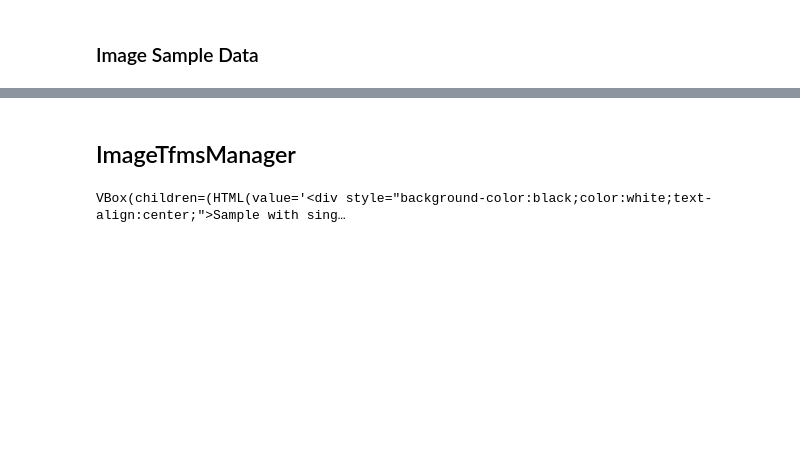
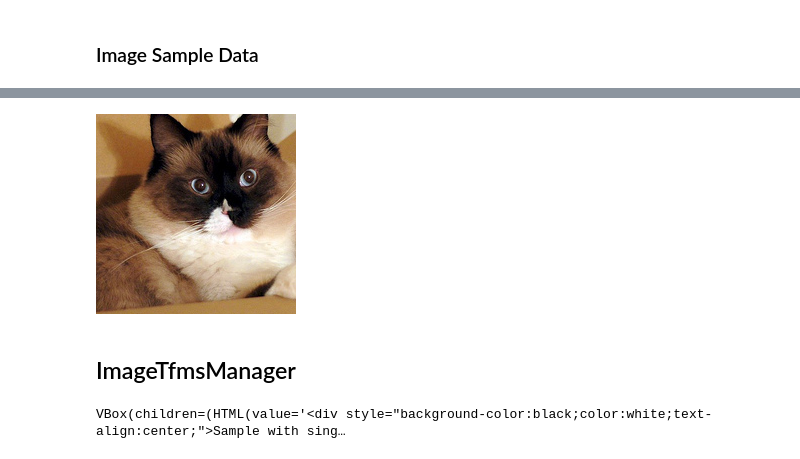
Before and after one commit to fastaudio/fastai_audio, a Jupyter notebook: ImageTransformsManager.ipynb, the cells around one changed output, grey strips where cells are left out. Saved outputs shown, nothing was run; the diff lists cells and outputs as text; code cells hidden in the pictures; blank space fills up the shorter version.

```diff
--- a/ImageTransformsManager.ipynb
+++ b/ImageTransformsManager.ipynb
@@ -21,6 +32,4 @@ from fastai import *
 # %%
 path = untar_data(URLs.PETS);
 # %%
-imgObj = open_image(path/'images/Ragdoll_83.jpg')
-imgDataRGB = imgObj.data
-imgDataBW = imgObj.data[0,:,:].unsqueeze(0)
+image = open_image(path/'images/Ragdoll_83.jpg')
@@ -33,3 +36,7 @@ display(Image(imgDataBW))
+# %%
+crop_pad(image.clone(),200) #
+# %% [output]
+[figure, added]
 # %% [markdown]
 ## ImageTfmsManager
 # %%
```
Also changed, not shown: parts of 8 cells of this notebook.
